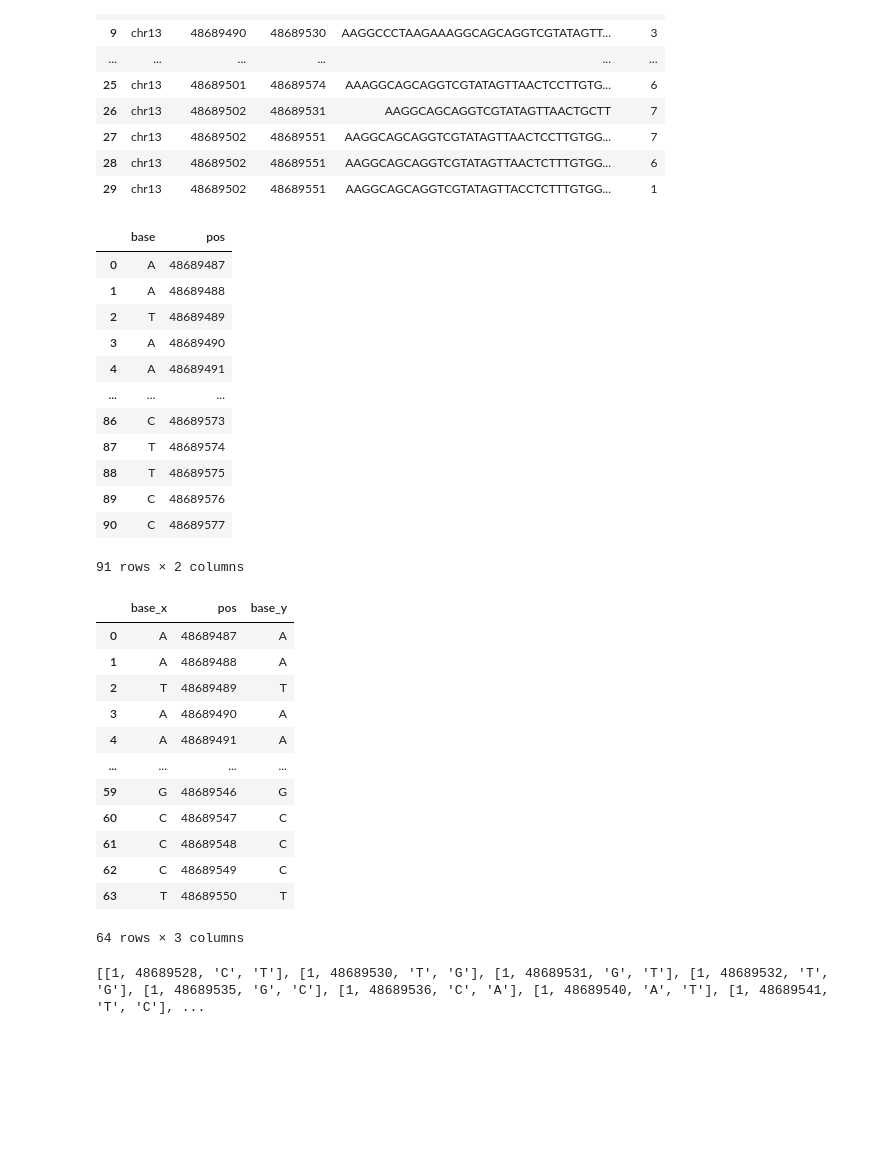
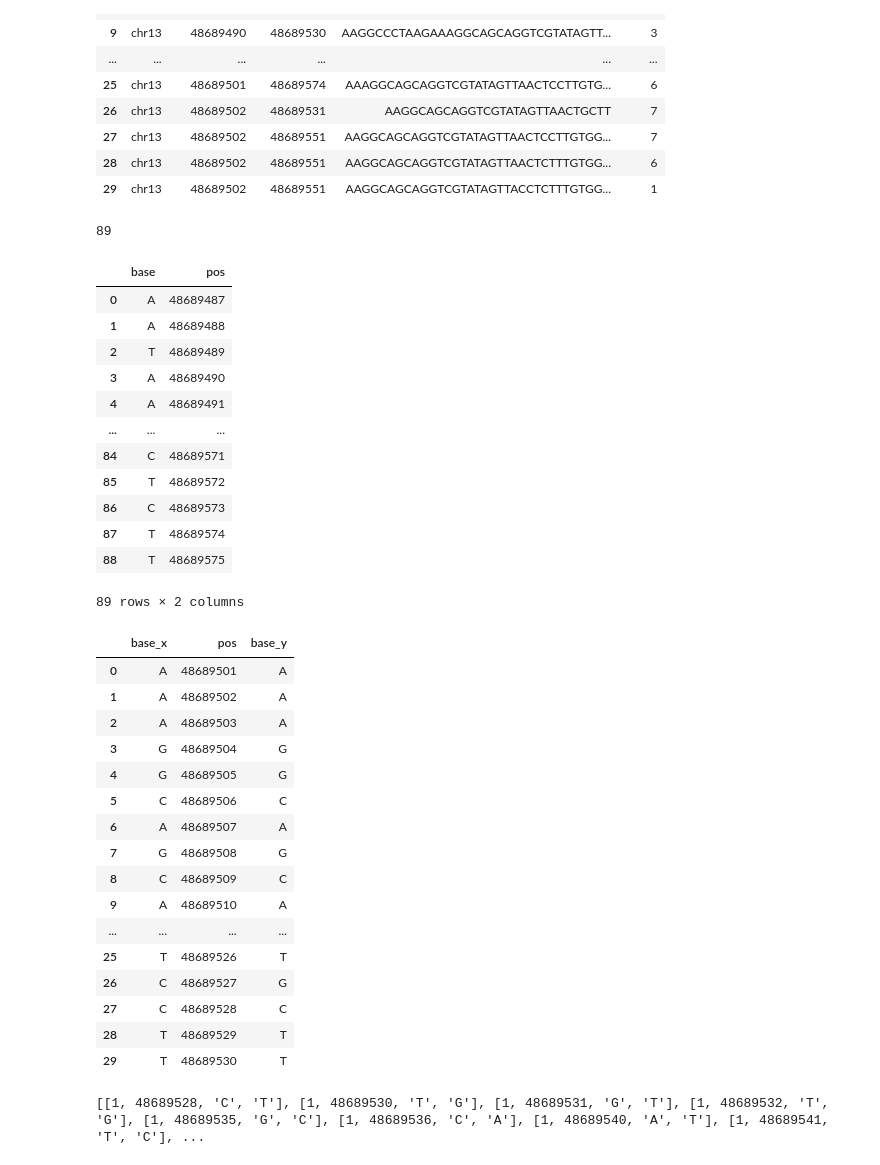
Before and after one commit to EunjinKwon/2024-Bioinformatics, a Jupyter notebook: Project_final.ipynb, the cells around one changed output. Saved outputs shown, nothing was run; the diff lists cells and outputs as text; code cells hidden in the pictures; blank space fills up the shorter version.

```diff
--- a/Project_final.ipynb
+++ b/Project_final.ipynb
@@ -204,8 +196,11 @@ with open('Mirlet7d.bed', 'w') as f:
         readcount = row['Count']
         f.write(f"{chromosome_name}\t{start_position}\t{end_position}\t{readcount}\n")
 # %%
-ref_seq = 'AATAAGGCCCTAAGAAAGGCAGCAGGTCGTATAGTTAACTCCTTGTGGGCAAAATCTCTGCCCTAAAACTATGCAACCTACTACCTCTTCC'
+ref_seq = 'AATAAGGCCCTAAGAAAGGCAGCAGGTCGTATAGTTAACTCCTTGTGGGCAAAATCTCTGCCCTAAAACTATGCAACCTACTACCTCTT'
 ref_seq_start = 48689487
+print(len(ref_seq))
+# %% [output]
+89
 # %%
 def Make_Df(seq, start):
     sequence = []
@@ -228,30 +223,34 @@ Ref_df
 | 3 | A | 48689490 |
 | 4 | A | 48689491 |
 | ... | ... | ... |
+| 84 | C | 48689571 |
+| 85 | T | 48689572 |
 | 86 | C | 48689573 |
 | 87 | T | 48689574 |
 | 88 | T | 48689575 |
-| 89 | C | 48689576 |
-| 90 | C | 48689577 |
-91 rows × 2 columns
+89 rows × 2 columns
 # %%
-x = Make_Df(result['sequence'][0], result['start position'][0])
+x = Make_Df(result['sequence'][24], result['start position'][24])
 f_data = pd.merge(Ref_df, x, left_on='pos', right_on='pos')
 f_data
 # %% [output]
 |  | base_x | pos | base_y |
-| 0 | A | 48689487 | A |
-| 1 | A | 48689488 | A |
-| 2 | T | 48689489 | T |
-| 3 | A | 48689490 | A |
-| 4 | A | 48689491 | A |
+| 0 | A | 48689501 | A |
+| 1 | A | 48689502 | A |
+| 2 | A | 48689503 | A |
+| 3 | G | 48689504 | G |
+| 4 | G | 48689505 | G |
+| 5 | C | 48689506 | C |
+| 6 | A | 48689507 | A |
+| 7 | G | 48689508 | G |
+| 8 | C | 48689509 | C |
+| 9 | A | 48689510 | A |
 | ... | ... | ... | ... |
-| 59 | G | 48689546 | G |
-| 60 | C | 48689547 | C |
-| 61 | C | 48689548 | C |
-| 62 | C | 48689549 | C |
-| 63 | T | 48689550 | T |
+| 25 | T | 48689526 | T |
+| 26 | C | 48689527 | G |
+| 27 | C | 48689528 | C |
+| 28 | T | 48689529 | T |
+| 29 | T | 48689530 | T |
-64 rows × 3 columns
 # %%
 #Mutations: column no., position, Ref_base, read_base
 Mutations = []
```
Also changed, not shown: parts of 10 cells of this notebook.
